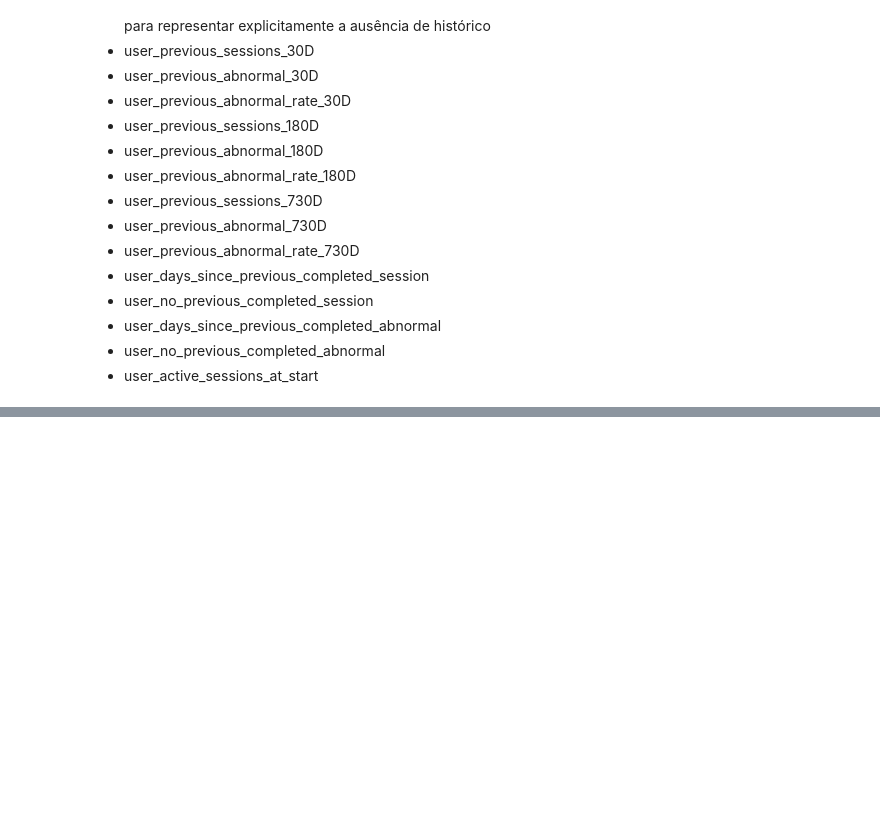
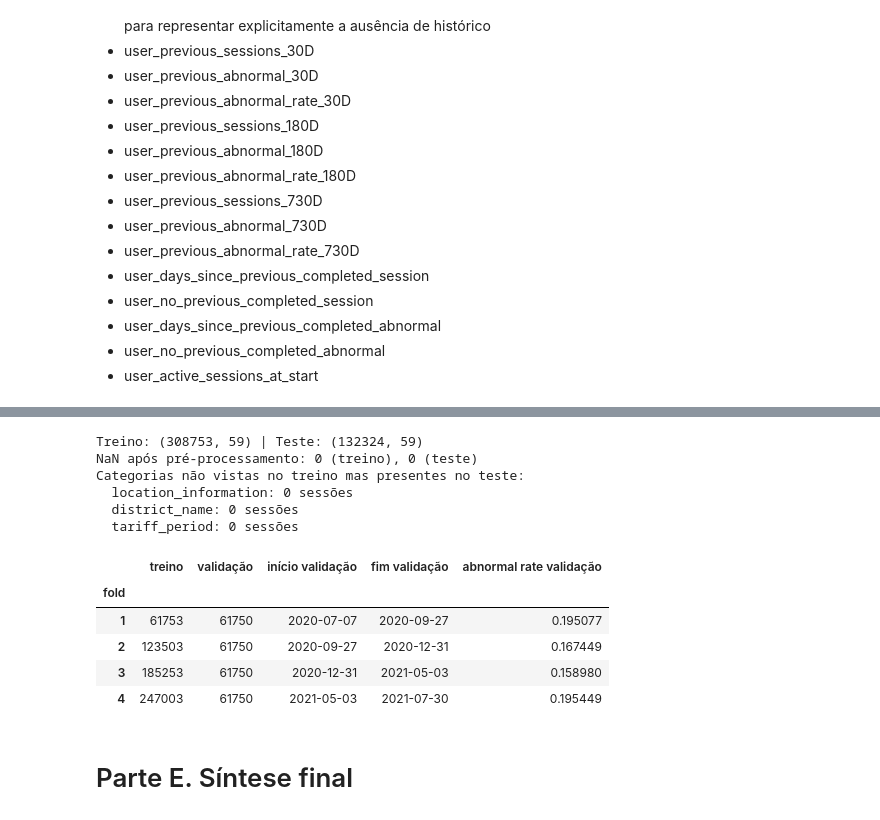
Before and after one commit to marianaCorreiia/MINDD-GPA-1260527-1211883-1231261, a Jupyter notebook: task1.ipynb, the cells around one changed output, grey strips where cells are left out. Saved outputs shown, nothing was run; the diff lists cells and outputs as text; code cells hidden in the pictures; blank space fills up the shorter version.

Commit message:
update task1 format

```diff
--- a/task1.ipynb
+++ b/task1.ipynb
@@ -1771,0 +1768,54 @@ Exclui-se variáveis que representam resultados da sessão ou que possam introdu
+# %%
+from sklearn.compose import ColumnTransformer
+from sklearn.impute import SimpleImputer
+from sklearn.preprocessing import OneHotEncoder
+
+# Sem escalonamento: adequado a modelos de árvore; adicionar StandardScaler para modelos lineares
+preprocessor = ColumnTransformer([
+    ("history_time", SimpleImputer(strategy="constant", fill_value=-1), history_time_columns),
+    ("numeric", SimpleImputer(strategy="median"), numeric_features),
+    ("categorical", OneHotEncoder(handle_unknown="ignore"), context_categorical),
+])
+
+X_train, y_train = train_df[feature_columns], train_df["is_abnormal"]
+X_test, y_test = test_df[feature_columns], test_df["is_abnormal"]
+
+X_train_t = preprocessor.fit_transform(X_train)  # ajustado apenas no treino
+X_test_t = preprocessor.transform(X_test)
+print("Treino:", X_train_t.shape, "| Teste:", X_test_t.shape)
+print("NaN após pré-processamento:", int(np.isnan(X_train_t.data).sum()), "(treino),",
+      int(np.isnan(X_test_t.data).sum()), "(teste)")
+print("Categorias não vistas no treino mas presentes no teste:")
+for col, cats in zip(context_categorical, preprocessor.named_transformers_["categorical"].categories_):
+    print(f"  {col}: {(~test_df[col].isin(cats)).sum()} sessões")
+# %% [output]
+Treino: (308753, 59) | Teste: (132324, 59)
+NaN após pré-processamento: 0 (treino), 0 (teste)
+Categorias não vistas no treino mas presentes no teste:
+  location_information: 0 sessões
+  district_name: 0 sessões
+  tariff_period: 0 sessões
+# %%
+# Esquema de validação expansiva dentro do treino (protocolo completo na Task 2)
+from sklearn.model_selection import TimeSeriesSplit
+
+folds = []
+for k, (tr, va) in enumerate(TimeSeriesSplit(n_splits=4).split(train_df), start=1):
+    folds.append({
+        "fold": k,
+        "treino": len(tr),
+        "validação": len(va),
+        "início validação": train_df["start_time"].iloc[va[0]].date(),
+        "fim validação": train_df["start_time"].iloc[va[-1]].date(),
+        "abnormal rate validação": train_df["is_abnormal"].iloc[va].mean(),
+    })
+display(pd.DataFrame(folds).set_index("fold"))
+# %% [output]
+|  | treino | validação | início validação | fim validação | abnormal rate validação |
+| fold |  |  |  |  |  |
+| 1 | 61753 | 61750 | 2020-07-07 | 2020-09-27 | 0.195077 |
+| 2 | 123503 | 61750 | 2020-09-27 | 2020-12-31 | 0.167449 |
+| 3 | 185253 | 61750 | 2020-12-31 | 2021-05-03 | 0.158980 |
+| 4 | 247003 | 61750 | 2021-05-03 | 2021-07-30 | 0.195449 |
+# %% [markdown]
+# Parte E. Síntese final
```
Also changed, not shown: parts of 63 cells of this notebook.
